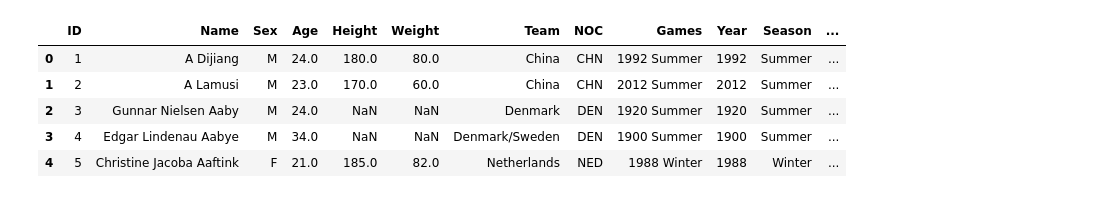
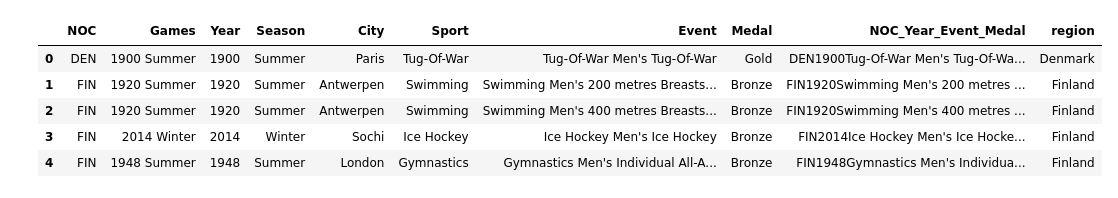
Before and after one commit to mtoriello0725/Olympic_Predictions, a Jupyter notebook: Notebooks/Medal Winners.ipynb, the cells around one changed output. Drawn from its saved outputs; the diff is of its cells as text; code cells hidden in the pictures.

Commit message:
analysis of medal winners

```diff
--- a/Notebooks/Medal Winners.ipynb
+++ b/Notebooks/Medal Winners.ipynb
@@ -9,13 +7,13 @@ import
 # %%
 path_to_csv = os.path.join("..", "data", "country_medals.csv")
 
-athletes = pd.read_csv(path_to_csv)
+medal_winners = pd.read_csv(path_to_csv)
 # %%
-athletes.head()
+medal_winners.head()
 # %% [output]
-|  | ID | Name | Sex | Age | Height | Weight | Team | NOC | Games | Year | Season | ... |
-| 0 | 1 | A Dijiang | M | 24.0 | 180.0 | 80.0 | China | CHN | 1992 Summer | 1992 | Summer | ... |
-| 1 | 2 | A Lamusi | M | 23.0 | 170.0 | 60.0 | China | CHN | 2012 Summer | 2012 | Summer | ... |
-| 2 | 3 | Gunnar Nielsen Aaby | M | 24.0 | NaN | NaN | Denmark | DEN | 1920 Summer | 1920 | Summer | ... |
-| 3 | 4 | Edgar Lindenau Aabye | M | 34.0 | NaN | NaN | Denmark/Sweden | DEN | 1900 Summer | 1900 | Summer | ... |
-| 4 | 5 | Christine Jacoba Aaftink | F | 21.0 | 185.0 | 82.0 | Netherlands | NED | 1988 Winter | 1988 | Winter | ... |
+|  | NOC | Games | Year | Season | City | Sport | Event | Medal | NOC_Year_Event_Medal | region |
+| 0 | DEN | 1900 Summer | 1900 | Summer | Paris | Tug-Of-War | Tug-Of-War Men's Tug-Of-War | Gold | DEN1900Tug-Of-War Men's Tug-Of-Wa... | Denmark |
+| 1 | FIN | 1920 Summer | 1920 | Summer | Antwerpen | Swimming | Swimming Men's 200 metres Breasts... | Bronze | FIN1920Swimming Men's 200 metres ... | Finland |
+| 2 | FIN | 1920 Summer | 1920 | Summer | Antwerpen | Swimming | Swimming Men's 400 metres Breasts... | Bronze | FIN1920Swimming Men's 400 metres ... | Finland |
+| 3 | FIN | 2014 Winter | 2014 | Winter | Sochi | Ice Hockey | Ice Hockey Men's Ice Hockey | Bronze | FIN2014Ice Hockey Men's Ice Hocke... | Finland |
+| 4 | FIN | 1948 Summer | 1948 | Summer | London | Gymnastics | Gymnastics Men's Individual All-A... | Bronze | FIN1948Gymnastics Men's Individua... | Finland |
```
Also changed, not shown: parts of 9 cells of this notebook.
